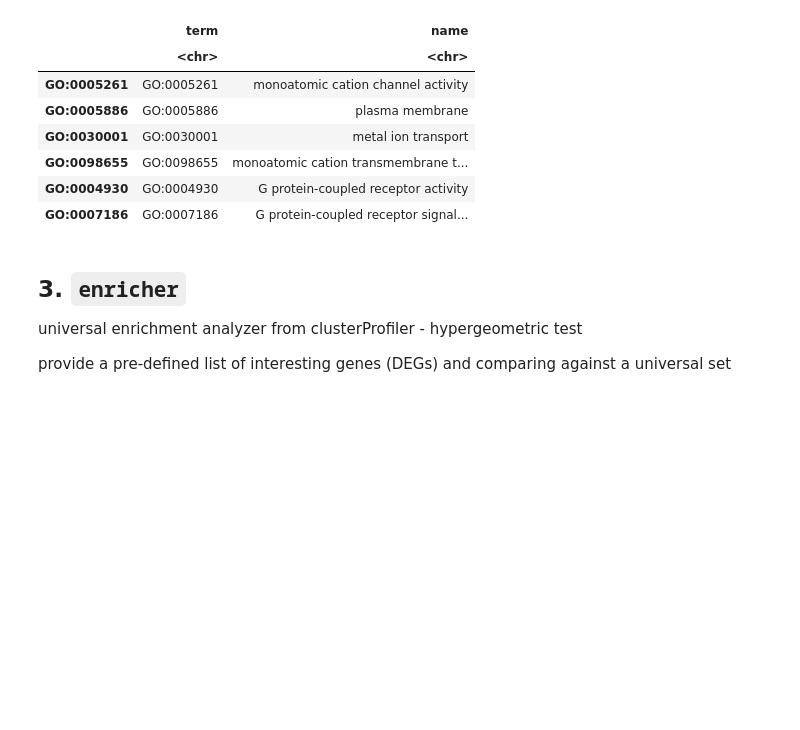
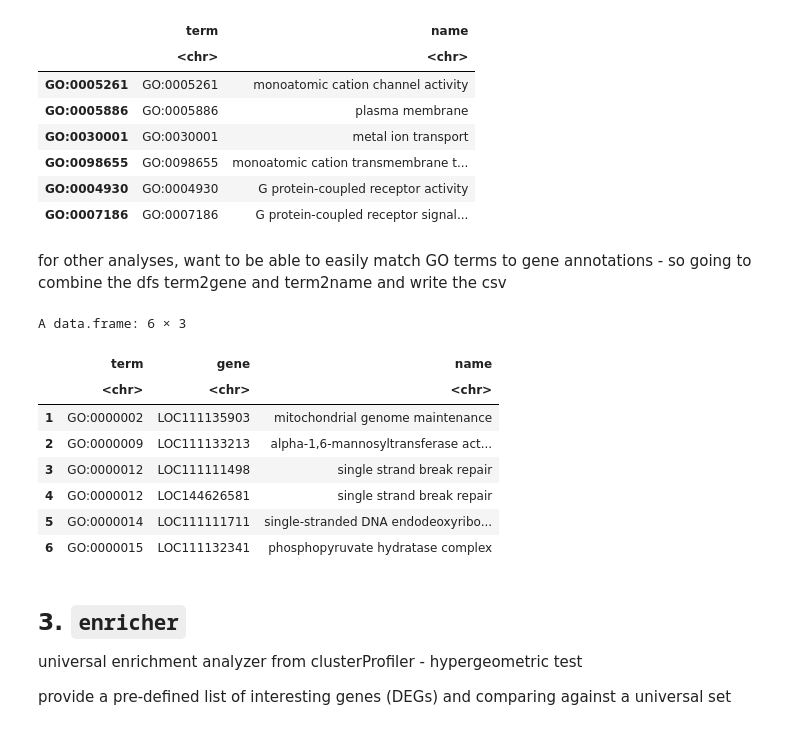
Before and after one commit to jgmcdonough/CE24_RNA-seq, a Jupyter notebook: analysis/diff_expression/phase2_v_phase2/ora_p2.v.p2.ipynb, the cells around one changed output. Cells and saved outputs as stored; diff of their text form; code cells hidden in the pictures; blank space fills up the shorter version.

Commit message:
write csv for go terms with matching gene annotations

```diff
--- a/analysis/diff_expression/phase2_v_phase2/ora_p2.v.p2.ipynb
+++ b/analysis/diff_expression/phase2_v_phase2/ora_p2.v.p2.ipynb
@@ -69,7 +73,7 @@ head(all_df$bb_cc)
 # %%
 # col1 = gene ID
 # col2 = GO ID
-gene2go <- read.csv('/work/pi_sarah_gignouxwolfsohn_uml_edu/julia_mcdonough_student_uml_edu/ref_files/annotations/newRef_geneGO.csv')
+gene2go <- read.csv('/project/pi_sarah_gignouxwolfsohn_uml_edu/Reference_genomes/Cvirginica_genome/annotations/newRef_geneGO.csv')
 head(gene2go)
 # %% [output]
 A data.frame: 6 × 2
@@ -140,3 +144,18 @@ A data.frame: 6 × 2
 | GO:0098655 | GO:0098655 | monoatomic cation transmembrane t... |
 | GO:0004930 | GO:0004930 | G protein-coupled receptor activity |
 | GO:0007186 | GO:0007186 | G protein-coupled receptor signal... |
+# %% [markdown]
+for other analyses, want to be able to easily match GO terms to gene annotations - so going to combine the dfs term2gene and term2name and write the csv
+# %%
+combined_go <- merge(term2gene, term2name, by = 'term')
+head(combined_go)
+# %% [output]
+A data.frame: 6 × 3
+|  | term | gene | name |
+|  | <chr> | <chr> | <chr> |
+| 1 | GO:0000002 | LOC111135903 | mitochondrial genome maintenance |
+| 2 | GO:0000009 | LOC111133213 | alpha-1,6-mannosyltransferase act... |
+| 3 | GO:0000012 | LOC111111498 | single strand break repair |
+| 4 | GO:0000012 | LOC144626581 | single strand break repair |
+| 5 | GO:0000014 | LOC111111711 | single-stranded DNA endodeoxyribo... |
+| 6 | GO:0000015 | LOC111132341 | phosphopyruvate hydratase complex |
```
Also changed, not shown: parts of 4 cells of this notebook.
